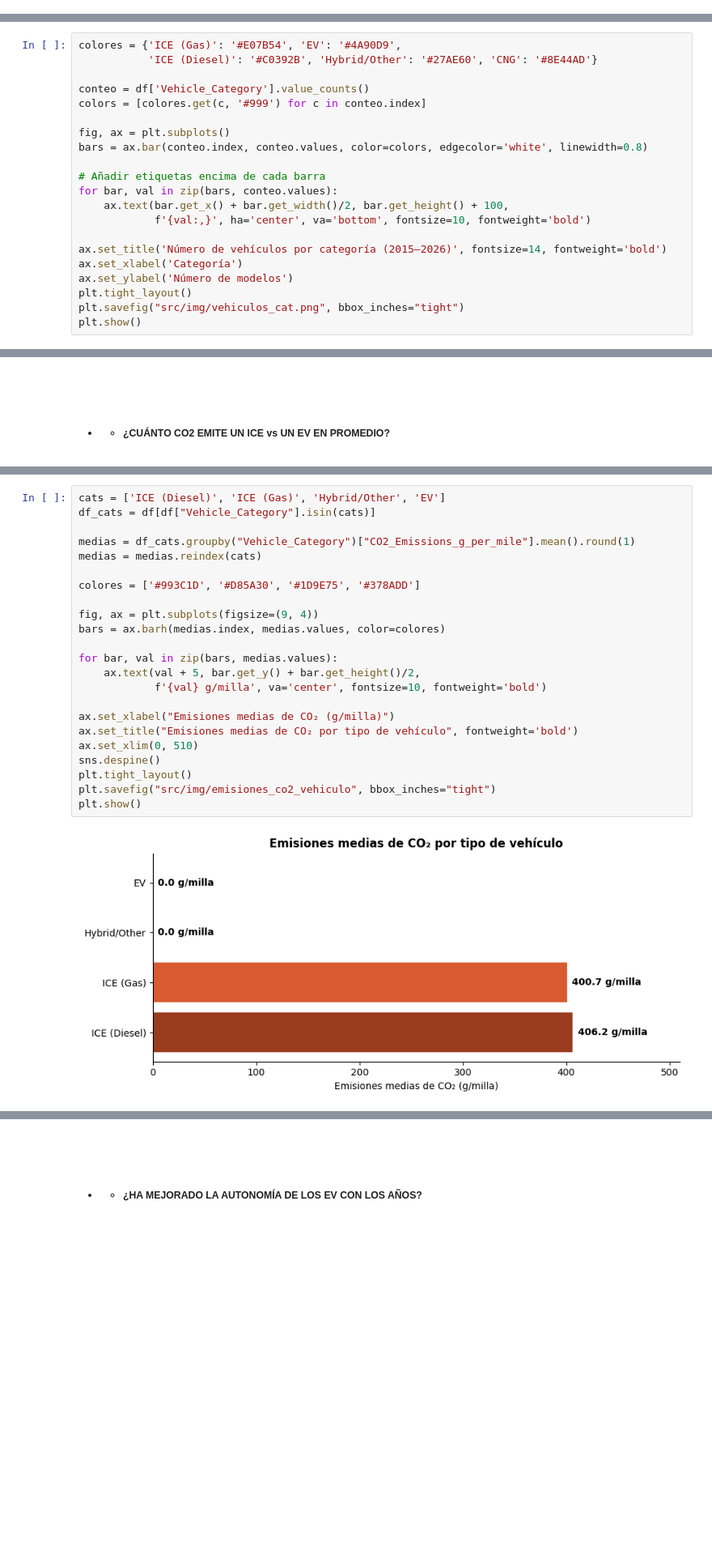
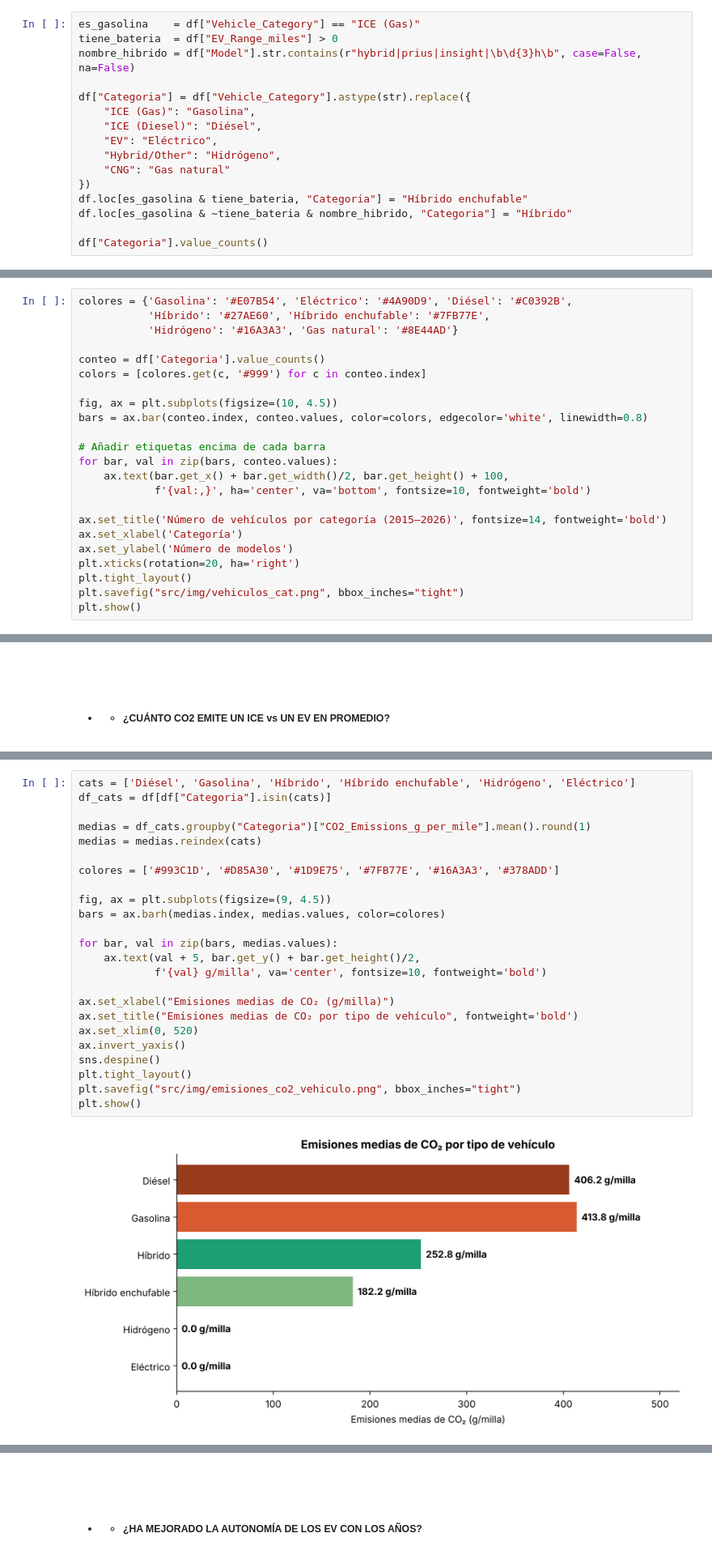
Before and after one commit to terelopdel-sketch/EDA_Vehiculos_Electricos_vs_Combustion, a Jupyter notebook: main.ipynb, the cells around one changed output, grey strips where cells are left out. Shown at 81% size. Saved outputs shown, nothing was run; the diff lists cells and outputs as text; blank space fills up the shorter version.

```diff
--- a/main.ipynb
+++ b/main.ipynb
@@ -232,0 +278,16 @@ dtype: object
+# %%
+es_gasolina    = df["Vehicle_Category"] == "ICE (Gas)"
+tiene_bateria  = df["EV_Range_miles"] > 0
+nombre_hibrido = df["Model"].str.contains(r"hybrid|prius|insight|\b\d{3}h\b", case=False, na=False)
+
+df["Categoria"] = df["Vehicle_Category"].astype(str).replace({
+    "ICE (Gas)": "Gasolina",
+    "ICE (Diesel)": "Diésel",
+    "EV": "Eléctrico",
+    "Hybrid/Other": "Hidrógeno",
+    "CNG": "Gas natural"
+})
+df.loc[es_gasolina & tiene_bateria, "Categoria"] = "Híbrido enchufable"
+df.loc[es_gasolina & ~tiene_bateria & nombre_hibrido, "Categoria"] = "Híbrido"
+
+df["Categoria"].value_counts()
@@ -281,11 +385,12 @@ distribucion
 # %%
-colores = {'ICE (Gas)': '#E07B54', 'EV': '#4A90D9',
-           'ICE (Diesel)': '#C0392B', 'Hybrid/Other': '#27AE60', 'CNG': '#8E44AD'}
+colores = {'Gasolina': '#E07B54', 'Eléctrico': '#4A90D9', 'Diésel': '#C0392B',
+           'Híbrido': '#27AE60', 'Híbrido enchufable': '#7FB77E',
+           'Hidrógeno': '#16A3A3', 'Gas natural': '#8E44AD'}
 
-conteo = df['Vehicle_Category'].value_counts()
+conteo = df['Categoria'].value_counts()
 colors = [colores.get(c, '#999') for c in conteo.index]
 
-fig, ax = plt.subplots()
+fig, ax = plt.subplots(figsize=(10, 4.5))
 bars = ax.bar(conteo.index, conteo.values, color=colors, edgecolor='white', linewidth=0.8)
 
 # Añadir etiquetas encima de cada barra
@@ -296,6 +401,7 @@ for bar, val in zip(bars, conteo.values):
 ax.set_title('Número de vehículos por categoría (2015–2026)', fontsize=14, fontweight='bold')
 ax.set_xlabel('Categoría')
 ax.set_ylabel('Número de modelos')
+plt.xticks(rotation=20, ha='right')
 plt.tight_layout()
 plt.savefig("src/img/vehiculos_cat.png", bbox_inches="tight")
 plt.show()
@@ -763,28 +863,29 @@ ICE (Gas)         400.7    395.0    22.0   979.0
 # %%
-cats = ['ICE (Diesel)', 'ICE (Gas)', 'Hybrid/Other', 'EV']
-df_cats = df[df["Vehicle_Category"].isin(cats)]
+cats = ['Diésel', 'Gasolina', 'Híbrido', 'Híbrido enchufable', 'Hidrógeno', 'Eléctrico']
+df_cats = df[df["Categoria"].isin(cats)]
 
-medias = df_cats.groupby("Vehicle_Category")["CO2_Emissions_g_per_mile"].mean().round(1)
+medias = df_cats.groupby("Categoria")["CO2_Emissions_g_per_mile"].mean().round(1)
 medias = medias.reindex(cats)
 
-colores = ['#993C1D', '#D85A30', '#1D9E75', '#378ADD']
+colores = ['#993C1D', '#D85A30', '#1D9E75', '#7FB77E', '#16A3A3', '#378ADD']
 
-fig, ax = plt.subplots(figsize=(9, 4))
+fig, ax = plt.subplots(figsize=(9, 4.5))
 bars = ax.barh(medias.index, medias.values, color=colores)
 
 for bar, val in zip(bars, medias.values):
     ax.text(val + 5, bar.get_y() + bar.get_height()/2,
             f'{val} g/milla', va='center', fontsize=10, fontweight='bold')
 
 ax.set_xlabel("Emisiones medias de CO₂ (g/milla)")
 ax.set_title("Emisiones medias de CO₂ por tipo de vehículo", fontweight='bold')
-ax.set_xlim(0, 510)
+ax.set_xlim(0, 520)
+ax.invert_yaxis()
 sns.despine()
 plt.tight_layout()
-plt.savefig("src/img/emisiones_co2_vehiculo", bbox_inches="tight")
+plt.savefig("src/img/emisiones_co2_vehiculo.png", bbox_inches="tight")
 plt.show()
 # %% [output]
-[figure, old version]
+[figure, new version]
 # %% [markdown]
 ### 📌 Conclusión
 
```
Also changed, not shown: parts of 44 cells of this notebook, 10 other files.
